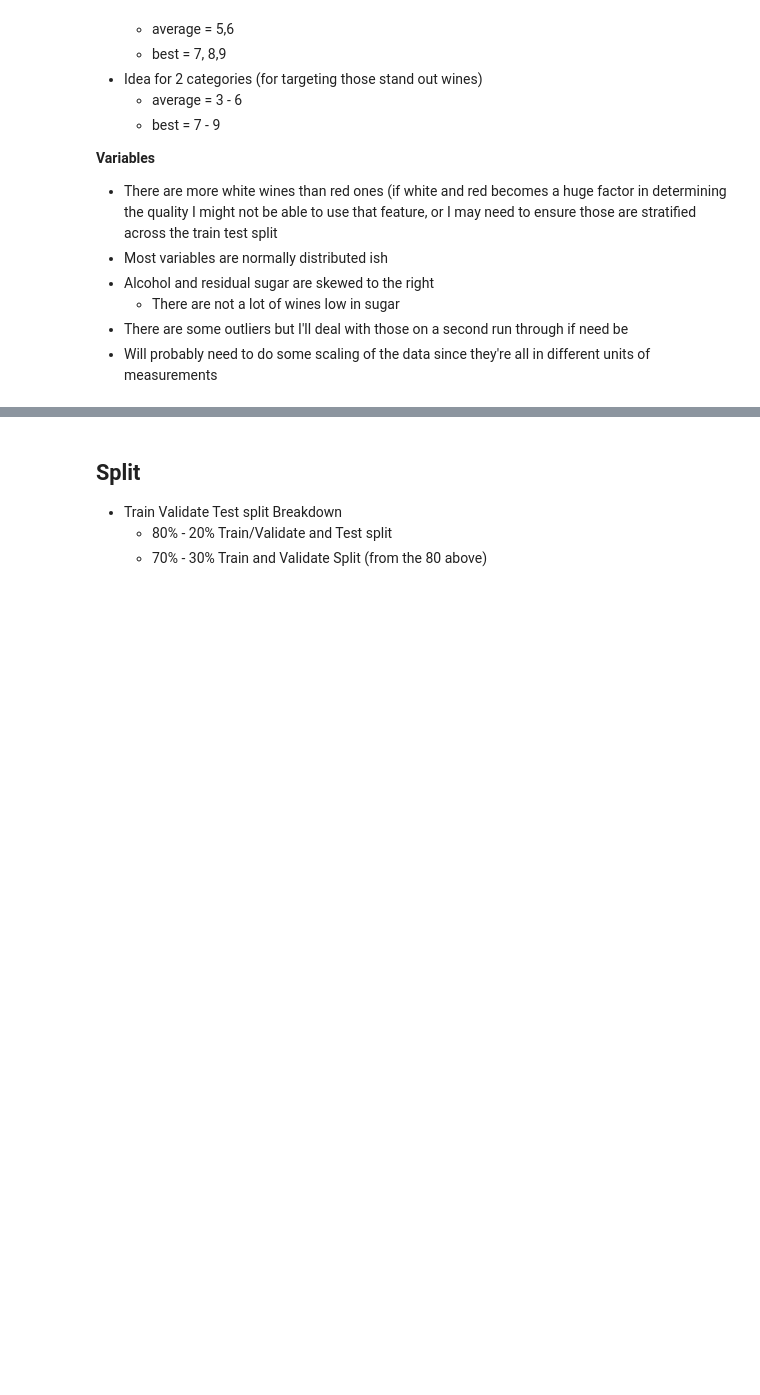
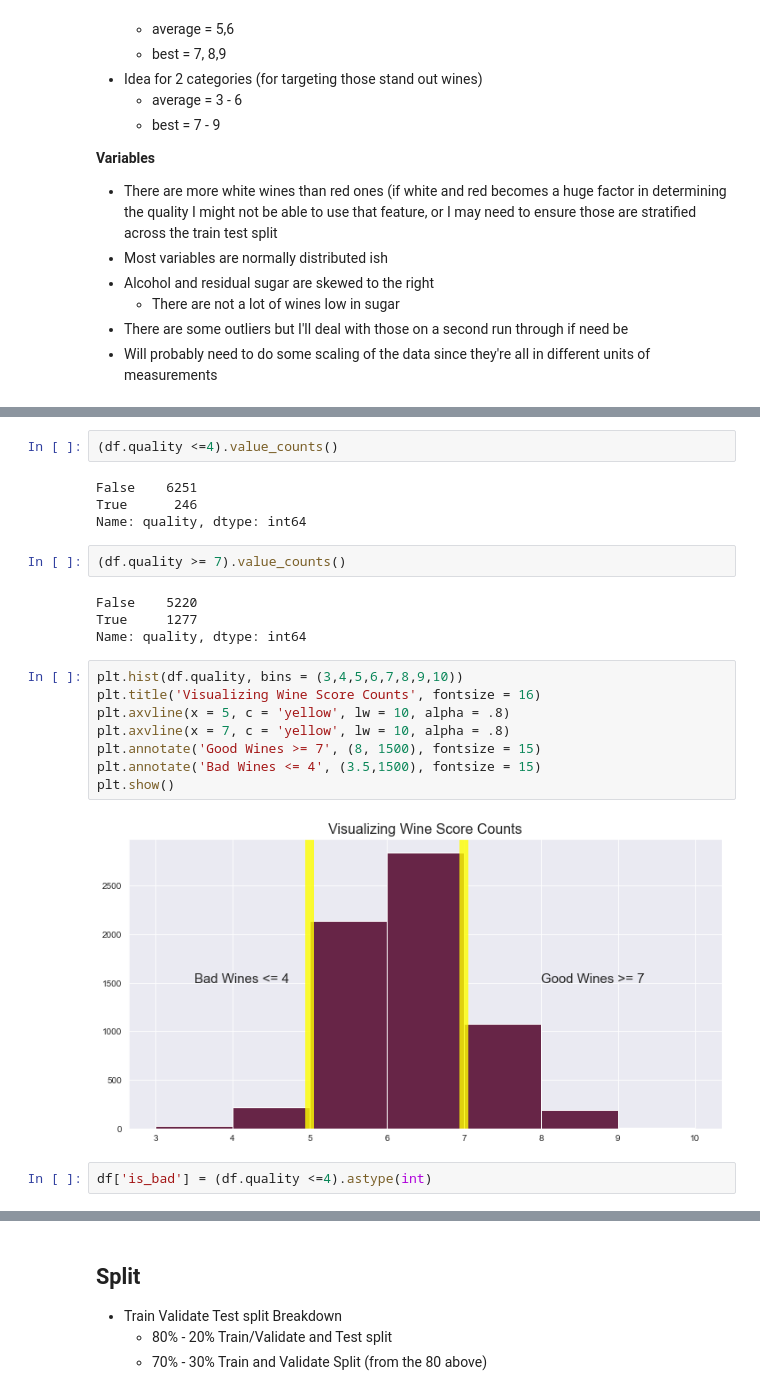
Before and after one commit to HeatherOrtegaMcMillan/in_vino_veritas, a Jupyter notebook: inital_notebook.ipynb, the cells around one changed output, grey strips where cells are left out. Drawn from its saved outputs; the diff is of its cells as text; blank space fills up the shorter version.

```diff
--- a/inital_notebook.ipynb
+++ b/inital_notebook.ipynb
@@ -304,0 +310,24 @@ Name: quality, dtype: int64
+# %%
+(df.quality <=4).value_counts()
+# %% [output]
+False    6251
+True      246
+Name: quality, dtype: int64
+# %%
+(df.quality >= 7).value_counts()
+# %% [output]
+False    5220
+True     1277
+Name: quality, dtype: int64
+# %%
+plt.hist(df.quality, bins = (3,4,5,6,7,8,9,10))
+plt.title('Visualizing Wine Score Counts', fontsize = 16)
+plt.axvline(x = 5, c = 'yellow', lw = 10, alpha = .8)
+plt.axvline(x = 7, c = 'yellow', lw = 10, alpha = .8)
+plt.annotate('Good Wines >= 7', (8, 1500), fontsize = 15)
+plt.annotate('Bad Wines <= 4', (3.5,1500), fontsize = 15)
+plt.show()
+# %% [output]
+[figure, added]
+# %%
+df['is_bad'] = (df.quality <=4).astype(int)
```
Also changed, not shown: parts of 32 cells of this notebook.
